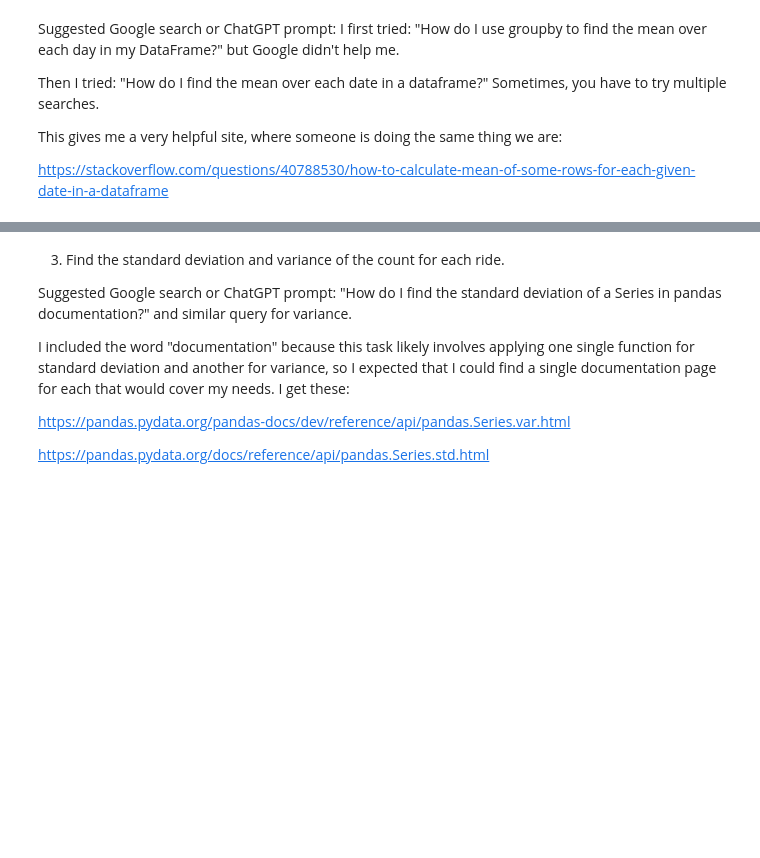
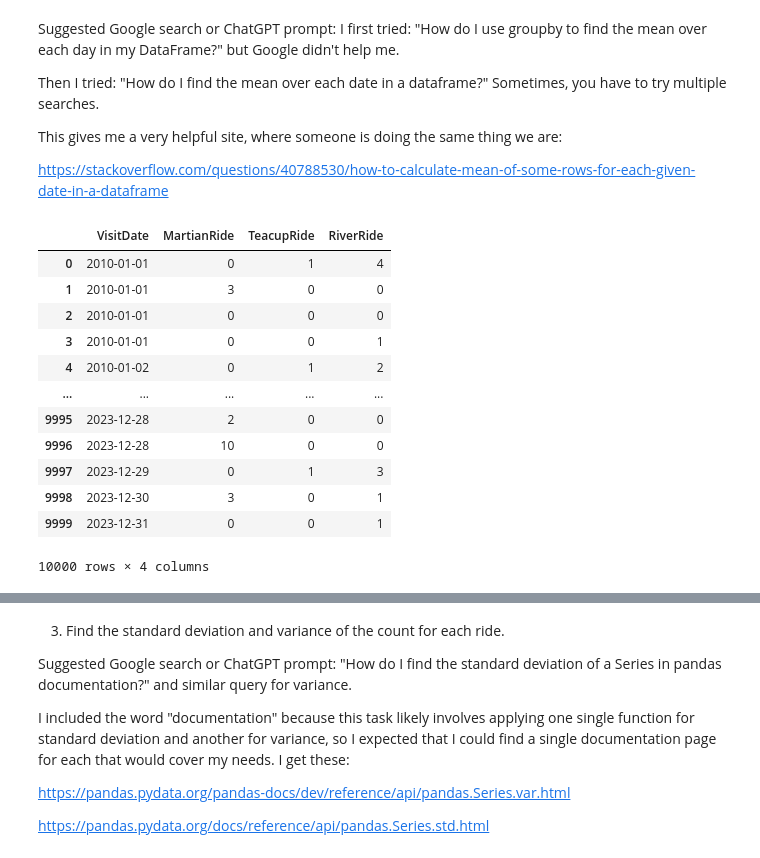
Before and after one commit to JonG-2025/Module-B-semester-2, a Jupyter notebook: Week3.ipynb, the cells around one changed output, grey strips where cells are left out. Cells and saved outputs as stored; diff of their text form; code cells hidden in the pictures; blank space fills up the shorter version.

```diff
--- a/Week3.ipynb
+++ b/Week3.ipynb
@@ -172,3 +216,23 @@ Then I tried: "How do I find the mean over each date in a dataframe?"  Sometimes
 This gives me a very helpful site, where someone is doing the same thing we are:
 
 https://stackoverflow.com/questions/40788530/how-to-calculate-mean-of-some-rows-for-each-given-date-in-a-dataframe
+# %%
+df_rides = df.copy()
+
+df_rides_dates = df_rides.drop(["IsAdult", "MoneySpent"], axis=1)
+
+df_rides_dates
+# %% [output]
+|  | VisitDate | MartianRide | TeacupRide | RiverRide |
+| 0 | 2010-01-01 | 0 | 1 | 4 |
+| 1 | 2010-01-01 | 3 | 0 | 0 |
+| 2 | 2010-01-01 | 0 | 0 | 0 |
+| 3 | 2010-01-01 | 0 | 0 | 1 |
+| 4 | 2010-01-02 | 0 | 1 | 2 |
+| ... | ... | ... | ... | ... |
+| 9995 | 2023-12-28 | 2 | 0 | 0 |
+| 9996 | 2023-12-28 | 10 | 0 | 0 |
+| 9997 | 2023-12-29 | 0 | 1 | 3 |
+| 9998 | 2023-12-30 | 3 | 0 | 1 |
+| 9999 | 2023-12-31 | 0 | 0 | 1 |
+10000 rows × 4 columns
```
Also changed, not shown: parts of 14 cells of this notebook.
